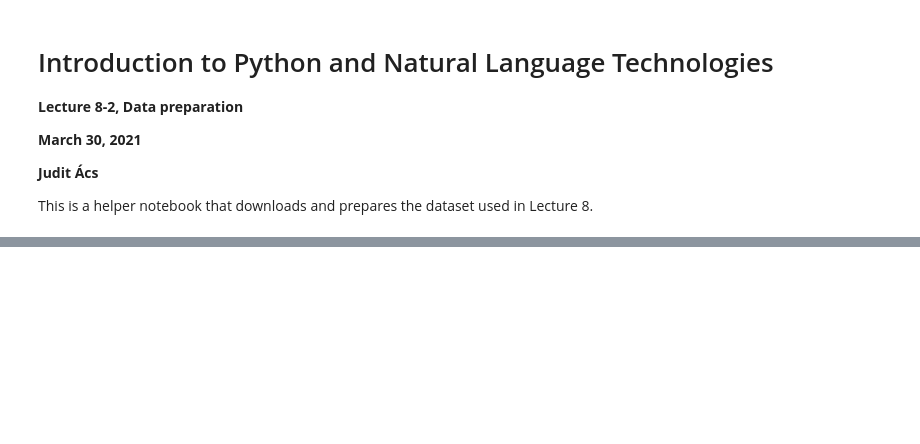
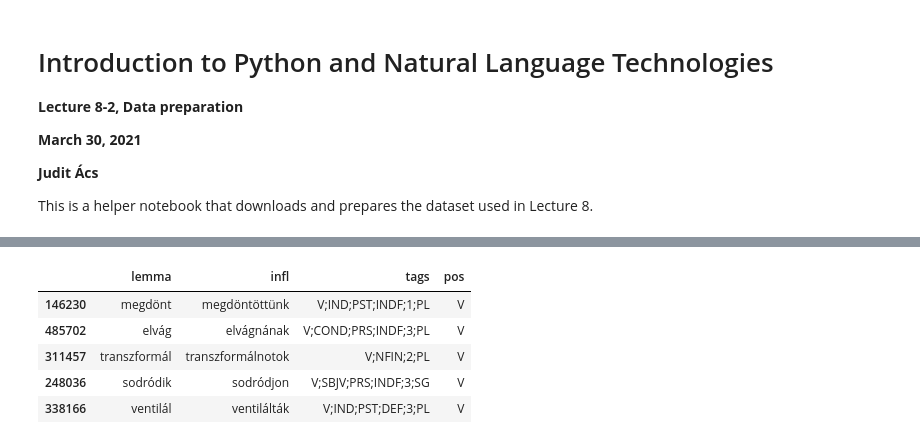
Before and after one commit to bmeaut/python_nlp_2021_spring, a Jupyter notebook: lectures/08_Prepare_unimorph_data.ipynb, the cells around one changed output, grey strips where cells are left out. Cells and saved outputs as stored; diff of their text form; code cells hidden in the pictures; blank space fills up the shorter version.

```diff
--- a/lectures/08_Prepare_unimorph_data.ipynb
+++ b/lectures/08_Prepare_unimorph_data.ipynb
@@ -28,7 +42,14 @@ hun = pd.read_table(f"{unimorph_path}/hun", names=['lemma', 'infl', 'tags'], ski
 # %%
 hun['pos'] = hun.tags.str[0]
 # %%
-hun[hun.tags.str[0]=='V']
+hun[hun.tags.str[0]=='V'].sample(5)
+# %% [output]
+|  | lemma | infl | tags | pos |
+| 146230 | megdönt | megdöntöttünk | V;IND;PST;INDF;1;PL | V |
+| 485702 | elvág | elvágnának | V;COND;PRS;INDF;3;PL | V |
+| 311457 | transzformál | transzformálnotok | V;NFIN;2;PL | V |
+| 248036 | sodródik | sodródjon | V;SBJV;PRS;INDF;3;SG | V |
+| 338166 | ventilál | ventilálták | V;IND;PST;DEF;3;PL | V |
 # %%
 def get_case(tags):
     if tags[0] == 'N':
```
Also changed, not shown: parts of 10 cells of this notebook, 1 other file.
